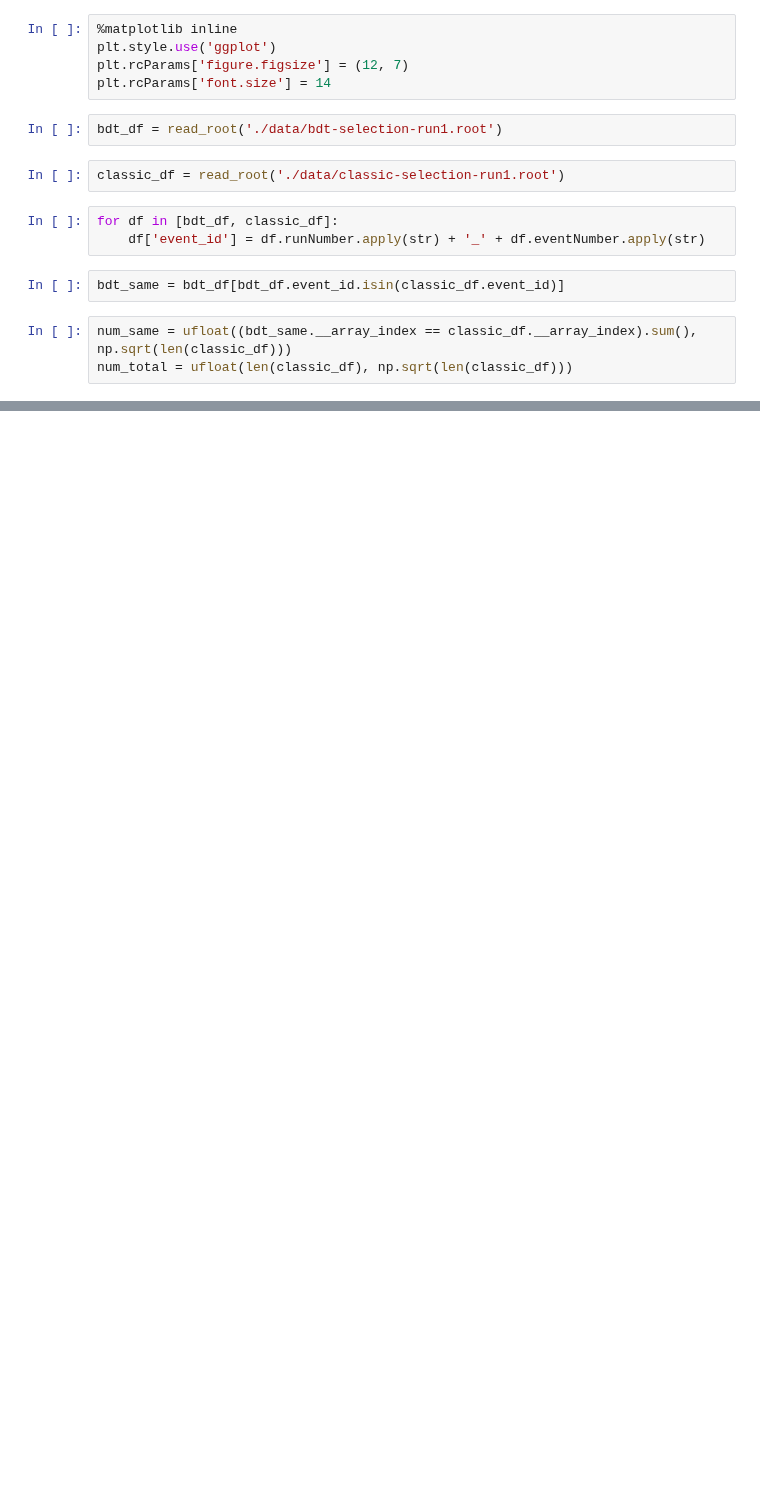
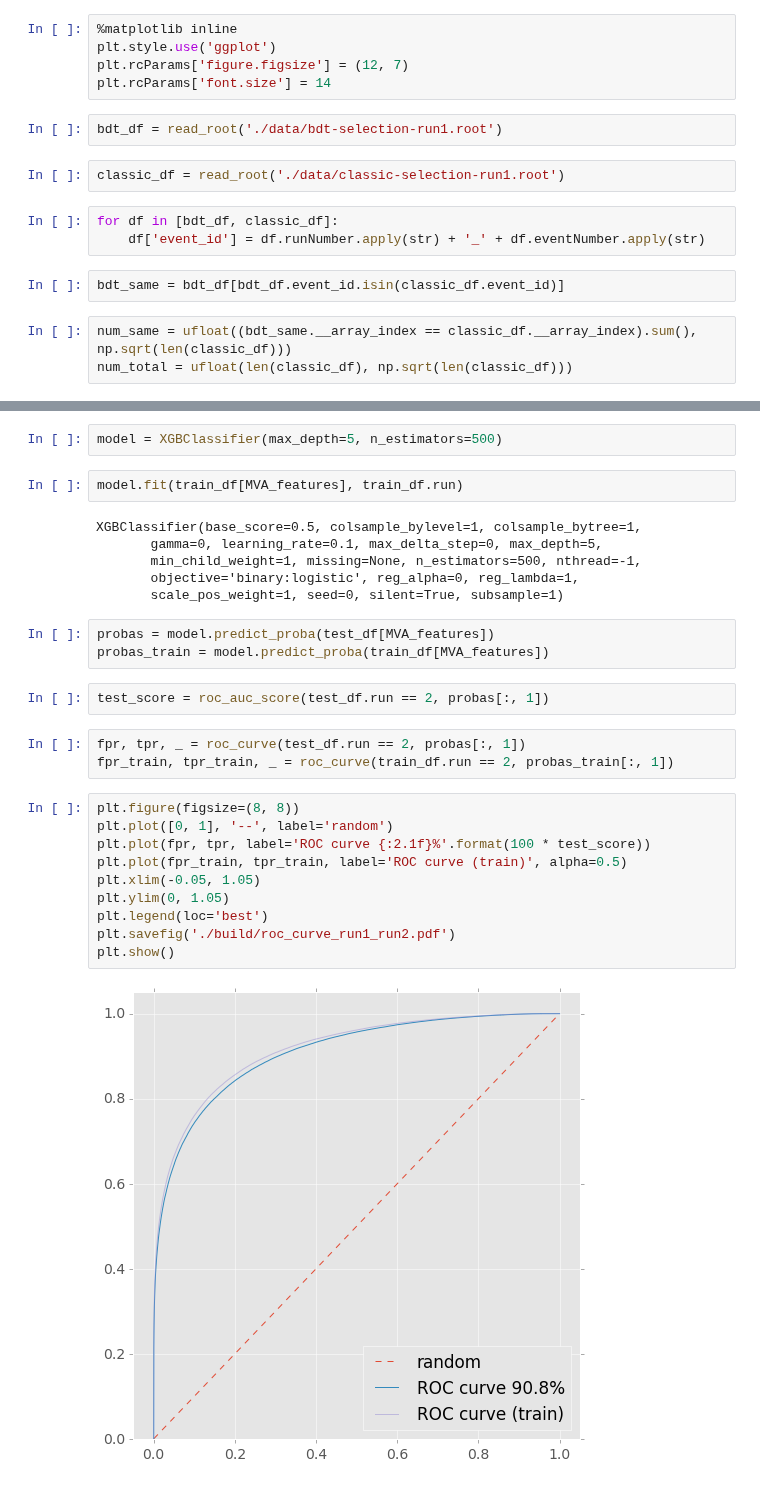
Before and after one commit to bixel/fttrainer, a Jupyter notebook: selection-crosscheck.ipynb, the cells around one changed output, grey strips where cells are left out. Drawn from its saved outputs; the diff is of its cells as text; blank space fills up the shorter version.

```diff
--- a/selection-crosscheck.ipynb
+++ b/selection-crosscheck.ipynb
@@ -33,0 +67,30 @@ print(num_same / num_total)
+# %%
+model = XGBClassifier(max_depth=5, n_estimators=500)
+# %%
+model.fit(train_df[MVA_features], train_df.run)
+# %% [output]
+XGBClassifier(base_score=0.5, colsample_bylevel=1, colsample_bytree=1,
+       gamma=0, learning_rate=0.1, max_delta_step=0, max_depth=5,
+       min_child_weight=1, missing=None, n_estimators=500, nthread=-1,
+       objective='binary:logistic', reg_alpha=0, reg_lambda=1,
+       scale_pos_weight=1, seed=0, silent=True, subsample=1)
+# %%
+probas = model.predict_proba(test_df[MVA_features])
+probas_train = model.predict_proba(train_df[MVA_features])
+# %%
+test_score = roc_auc_score(test_df.run == 2, probas[:, 1])
+# %%
+fpr, tpr, _ = roc_curve(test_df.run == 2, probas[:, 1])
+fpr_train, tpr_train, _ = roc_curve(train_df.run == 2, probas_train[:, 1])
+# %%
+plt.figure(figsize=(8, 8))
+plt.plot([0, 1], '--', label='random')
+plt.plot(fpr, tpr, label='ROC curve {:2.1f}%'.format(100 * test_score))
+plt.plot(fpr_train, tpr_train, label='ROC curve (train)', alpha=0.5)
+plt.xlim(-0.05, 1.05)
+plt.ylim(0, 1.05)
+plt.legend(loc='best')
+plt.savefig('./build/roc_curve_run1_run2.pdf')
+plt.show()
+# %% [output]
+[figure, added]
```
Also changed, not shown: parts of 8 cells of this notebook.
